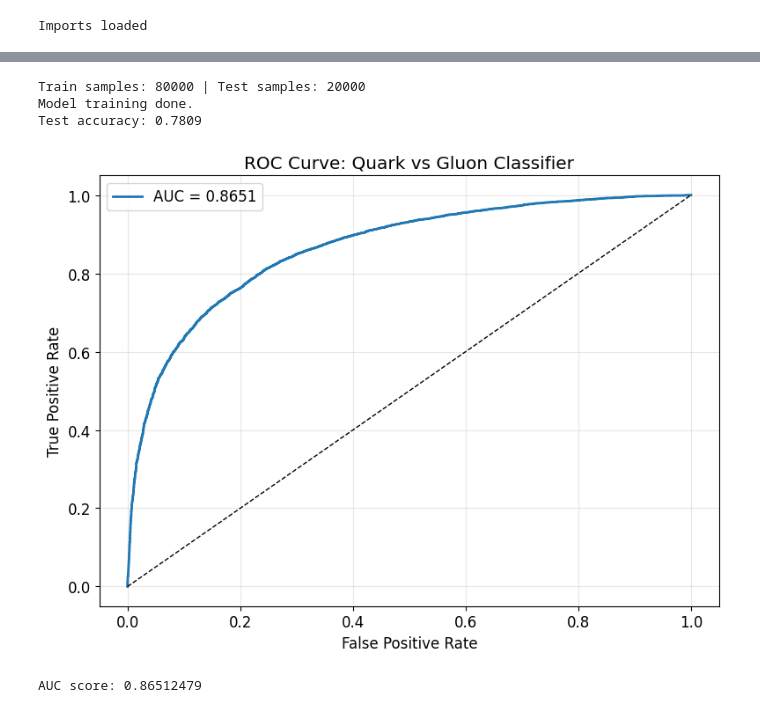
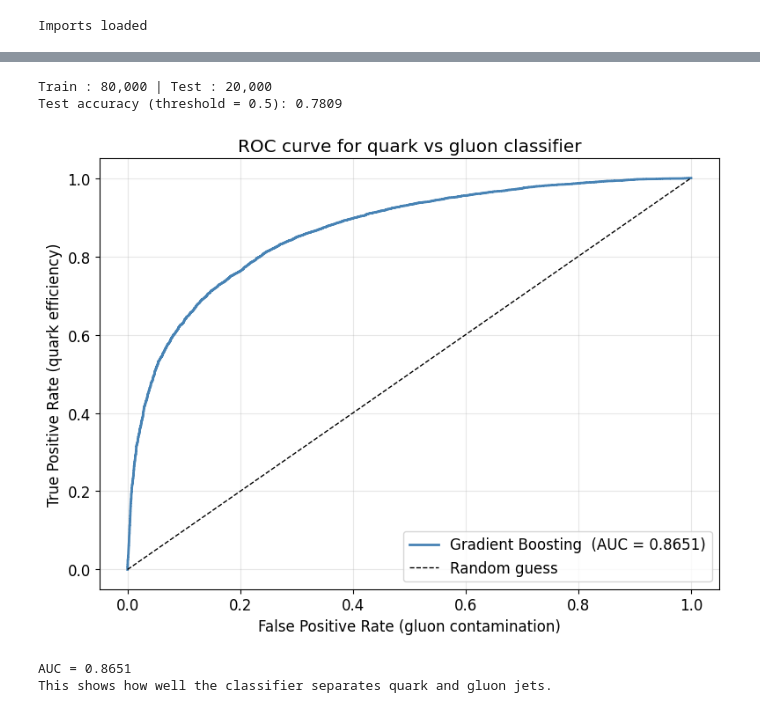
Before and after one commit to vennelavarshini18/HEPSIM_Screening, a Jupyter notebook: HEPSIM_Evaluation.ipynb, the cells around one changed output, grey strips where cells are left out. Drawn from its saved outputs; the diff is of its cells as text; code cells hidden in the pictures.

```diff
--- a/HEPSIM_Evaluation.ipynb
+++ b/HEPSIM_Evaluation.ipynb
@@ -227,18 +264,13 @@ mom4_q shape: (50000, 139, 4)
 # %%
-# compute total jet 4-momentum by summing constituents
+# sum all constituent 4-momenta to get the jet 4-momentum
+
 def jet_4mom(mom4, mask):
+    # add only real particles (pT > 0)
+    return np.sum(mom4 * mask[:, :, None], axis=1)
 
-    # ignore padded particles (pT = 0)
-    m = mask[:, :, np.newaxis]
-
-    # sum all constituents for each jet
-    return np.sum(mom4 * m, axis=1)
-
-
-# jet 4-momentum for quark and gluon jets
 pJ_q = jet_4mom(mom4_q, mask_q)
 pJ_g = jet_4mom(mom4_g, mask_g)
 
-print("Quark jet 4-momentum shape:", pJ_q.shape)
-print("Example jet (E, px, py, pz):", pJ_q[0].round(3))
+print("Jet 4-momentum shape:", pJ_q.shape)
+print("Example quark jet (E, px, py, pz):", pJ_q[0].round(3), "GeV")
 # %% [output]
@@ -649,5 +680,6 @@ Why these features:
 # %%
-# Split data into train and test
+# (d-ii) split data into train and test sets, then train the classifier
+
 X_tr, X_te, y_tr, y_te = train_test_split(
     X_clf, y_clf,
     test_size=0.2,
@@ -655,9 +687,9 @@ X_tr, X_te, y_tr, y_te = train_test_split(
     stratify=y_clf
 )
 
-print(f"Train samples: {len(X_tr)} | Test samples: {len(X_te)}")
+print(f"Train : {len(X_tr):,} | Test : {len(X_te):,}")
 
-# Train a Gradient Boosting classifier
+# train Gradient Boosting classifier
 clf = GradientBoostingClassifier(
     n_estimators=200,
     max_depth=4,
@@ -668,38 +700,40 @@ clf = GradientBoostingClassifier(
 
 clf.fit(X_tr, y_tr)
 
-# Predict probability of quark jet
+# predict probabilities and labels
 y_prob = clf.predict_proba(X_te)[:, 1]
-
-# Convert to class prediction
 y_pred = (y_prob >= 0.5).astype(int)
 
-print("Model training done.")
-print("Test accuracy:", (y_pred == y_te).mean())
+print(f"Test accuracy (threshold = 0.5): {(y_pred == y_te).mean():.4f}")
 # %% [output]
-Train samples: 80000 | Test samples: 20000
-Model training done.
-Test accuracy: 0.7809
+Train : 80,000 | Test : 20,000
+Test accuracy (threshold = 0.5): 0.7809
 # %%
-# Compute ROC curve and AUC
-fpr, tpr, _ = roc_curve(y_te, y_prob)
+# (d-iii) ROC curve and AUC for the classifier
+
+fpr, tpr, thresholds = roc_curve(y_te, y_prob)
 roc_auc = auc(fpr, tpr)
 
-# Plot ROC
-fig, ax = plt.subplots(figsize=(8,6))
-ax.plot(fpr, tpr, lw=2, label=f"AUC = {roc_auc:.4f}")
-ax.plot([0,1], [0,1], 'k--', lw=1)  # random baseline
+fig, ax = plt.subplots(figsize=(8, 6))
 
-ax.set_xlabel("False Positive Rate")
-ax.set_ylabel("True Positive Rate")
-ax.set_title("ROC Curve: Quark vs Gluon Classifier")
+ax.plot(fpr, tpr, lw=2, color='steelblue',
+        label=f"Gradient Boosting  (AUC = {roc_auc:.4f})")
+
+ax.plot([0, 1], [0, 1], 'k--', lw=1, label="Random guess")
+
+ax.set_xlabel("False Positive Rate (gluon contamination)")
+ax.set_ylabel("True Positive Rate (quark efficiency)")
+ax.set_title("ROC curve for quark vs gluon classifier")
+
 ax.legend()
-ax.grid(True, alpha=0.3)
+ax.grid(alpha=0.3)
 
 plt.tight_layout()
 plt.show()
 
-print("AUC score:", roc_auc)
+print(f"AUC = {roc_auc:.4f}")
+print("This shows how well the classifier separates quark and gluon jets.")
 # %% [output]
-[figure, old version]
+[figure, new version]
-AUC score: 0.86512479
+AUC = 0.8651
+This shows how well the classifier separates quark and gluon jets.
```
Also changed, not shown: parts of 22 cells of this notebook.
